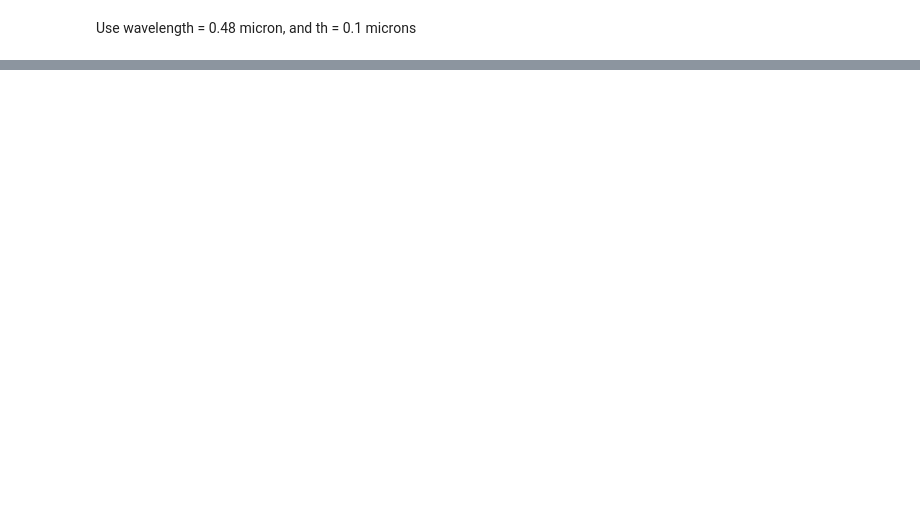
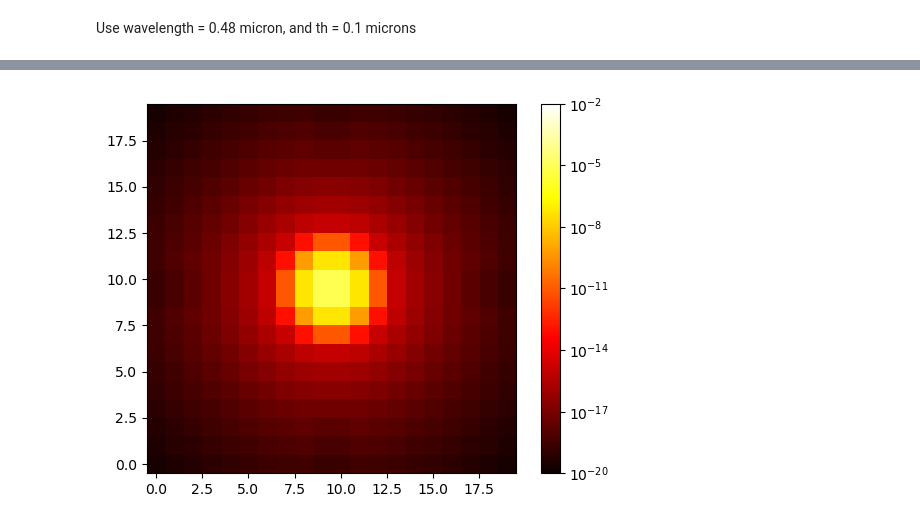
Before and after one commit to nihardalal/PSFSim, a Jupyter notebook: test_filter_detector_properties.ipynb, the cells around one changed output, grey strips where cells are left out. Cells and saved outputs as stored; diff of their text form; code cells hidden in the pictures; blank space fills up the shorter version.

```diff
--- a/test_filter_detector_properties.ipynb
+++ b/test_filter_detector_properties.ipynb
@@ -121,4 +121,7 @@ def nHgCdTe(wavelength, force_old=False, force_short=False):
 
 
         return(n)
+# %%
+umax = 1
+umin = -1
 # %%
@@ -231,0 +243,25 @@ plt.show()
+# %%
+from MTF import *
+ulen = 2048
+sx = (wavelength/(umax-umin))*(-(ulen/2.) + np.array(range(ulen)))
+sy = (wavelength/(umax-umin))*(-(ulen/2.) + np.array(range(ulen)))
+
+sX, sY = np.meshgrid(sx, sy, indexing='ij')
+print(sY[0,1]-sY[0,0])
+postage_stamp_size = 20
+pix = 10
+
+x_ps = -(postage_stamp_size/2)*pix + (pix/2) + np.array(range(20))*pix
+y_ps = -(postage_stamp_size/2)*pix + (pix/2) + np.array(range(20))*pix
+
+psX, psY = np.meshgrid(x_ps, y_ps, indexing='ij')
+
+Intensity_PS = np.zeros((postage_stamp_size, postage_stamp_size),dtype=np.float64)
+
+for index_x in range(postage_stamp_size):
+    for index_y in range(postage_stamp_size):
+
+        Intensity_PS[index_x, index_y] = MTF_image(x_ps[index_x], y_ps[index_y], sX, sY, Intensity_summed, npix_boundary=2)
+
+        print(Intensity_PS[index_x, index_y])
+        print(f'Done for index_x = {index_x:d} and index_y = {index_y:d}')
@@ -231,0 +286,6 @@ plt.show()
+# %%
+plt.imshow(Intensity_PS, origin='lower', cmap='hot', norm=LogNorm(vmin=1.e-20,vmax = 1.e-2))
+plt.colorbar()
+plt.show()
+# %% [output]
+[figure, added]
```
Also changed, not shown: parts of 6 cells of this notebook, 4 other files.
